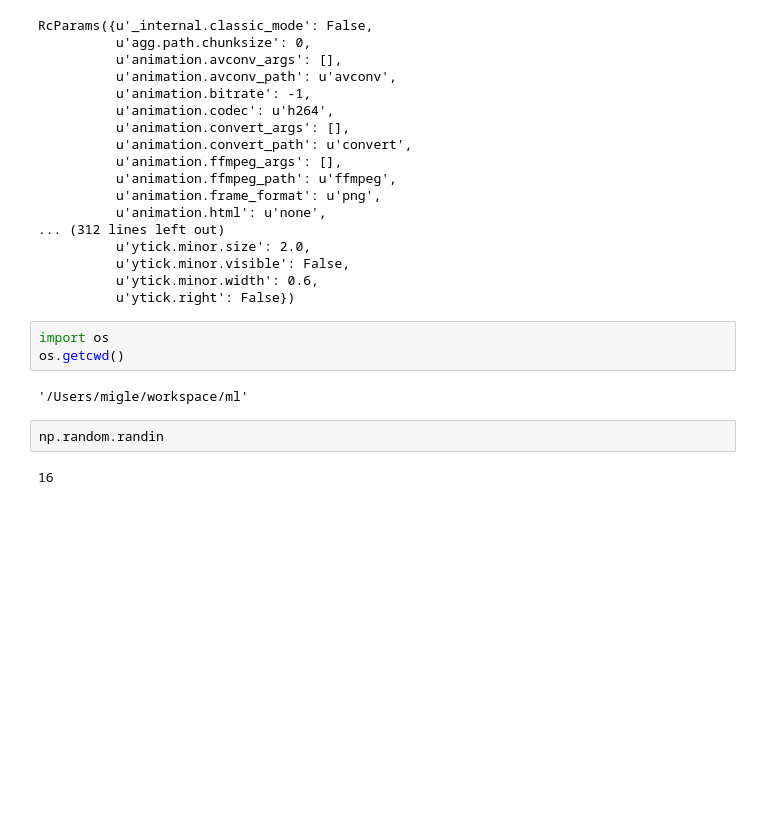
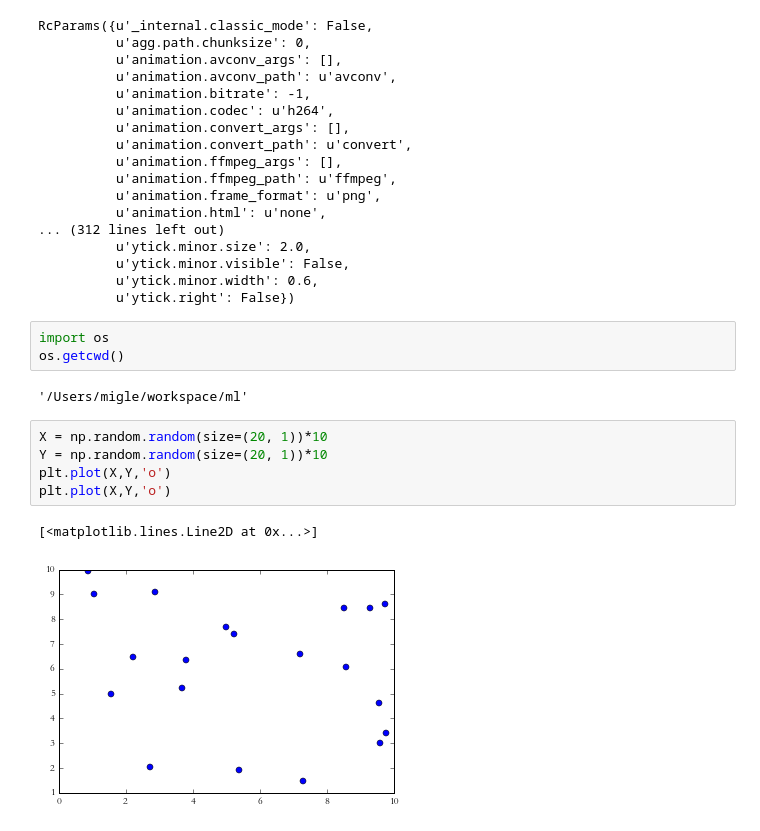
Before and after one commit to longforfreedom/ml, a Jupyter notebook: matplotlib.ipynb, the cells around one changed output. Drawn from its saved outputs; the diff is of its cells as text; blank space fills up the shorter version.

```diff
--- a/matplotlib.ipynb
+++ b/matplotlib.ipynb
@@ -128,7 +128,11 @@ import os
 os.getcwd()
 # %% [output]
 '/Users/migle/workspace/ml'
-# %%
-np.random.randin
-# %% [output]
-16
+# %%
+X = np.random.random(size=(20, 1))*10
+Y = np.random.random(size=(20, 1))*10
+plt.plot(X,Y,'o')
+plt.plot(X,Y,'o')
+# %% [output]
+[<matplotlib.lines.Line2D at 0x...>]
+[figure, added]
```
Also changed, not shown: parts of 1 cell of this notebook, 5 other files.
